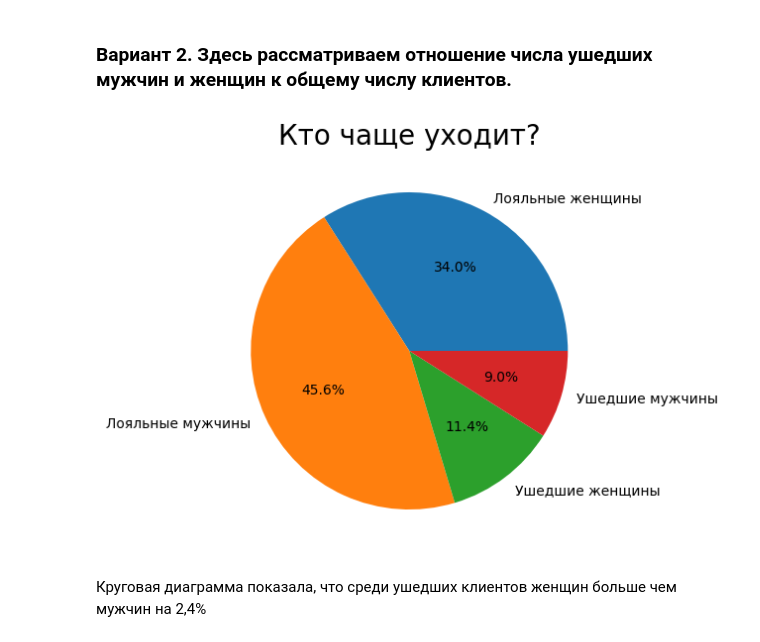
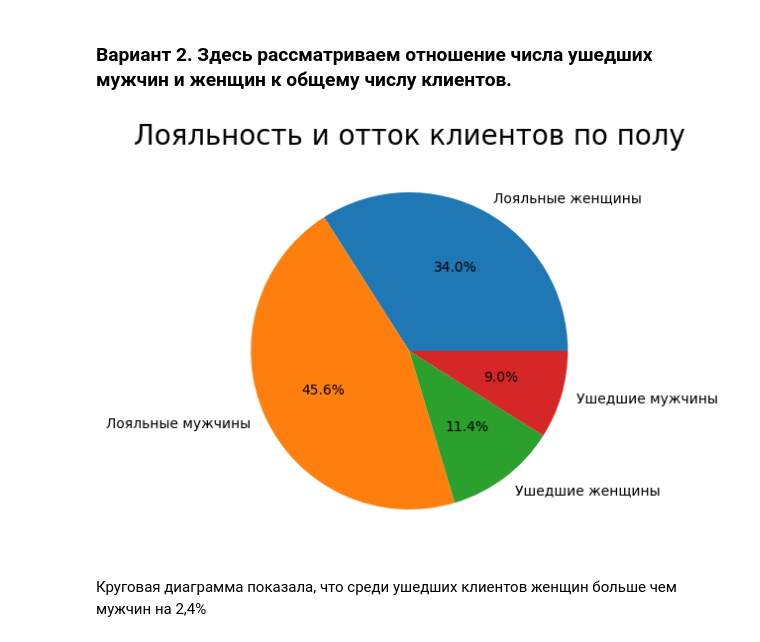
Before and after one commit to an-petruhin/Python_13_9, a Jupyter notebook: Python_13_9.ipynb, the cells around one changed output. Drawn from its saved outputs; the diff is of its cells as text; code cells hidden in the pictures.

```diff
--- a/Python_13_9.ipynb
+++ b/Python_13_9.ipynb
@@ -144,17 +144,17 @@ axes_6_1.pie(
 # %%
 df_6_2 = df.groupby(['Exited', 'Gender'])['Gender'].count()
 
 fig_6_2 = plt.figure(figsize=(4, 4))
 axes_6_2 = fig_6_2.add_axes([0, 0, 1, 1])
 axes_6_2.pie(
     df_6_2,
     labels = ['Лояльные женщины', 'Лояльные мужчины', 'Ушедшие женщины', 'Ушедшие мужчины'],
     autopct='%.1f%%'
 );
 
-axes_6_2.set_title('Кто чаще уходит?', fontsize=20);
+axes_6_2.set_title('Лояльность и отток клиентов по полу', fontsize=20);
 # %% [output]
-[figure, old version]
+[figure, new version]
 # %% [markdown]
 Круговая диаграмма показала, что среди ушедших клиентов женщин больше чем мужчин на 2,4%
 # %% [markdown]
```
Also changed, not shown: parts of 3 cells of this notebook.
